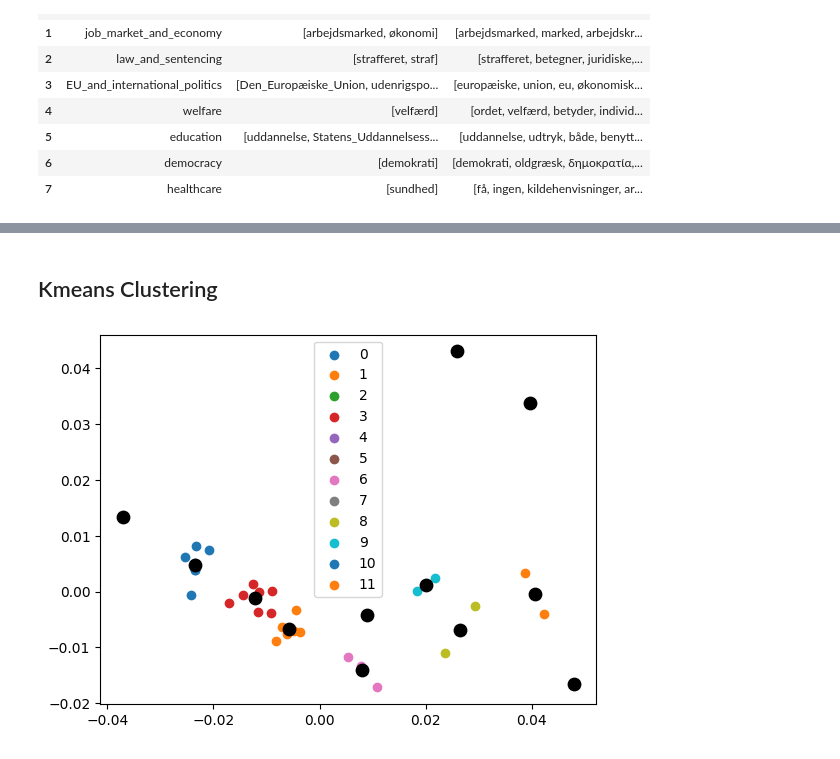
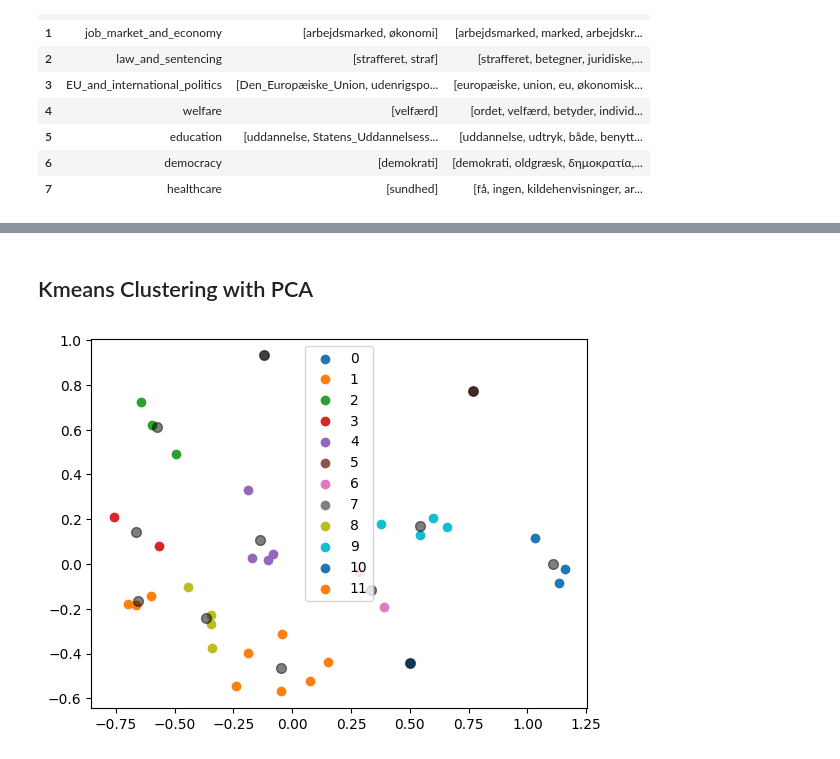
Before and after one commit to s180820/02807_dkpol, a Jupyter notebook: 02_clustering.ipynb, the cells around one changed output, grey strips where cells are left out. Drawn from its saved outputs; the diff is of its cells as text; code cells hidden in the pictures.

Commit message:
The updated clustering

```diff
--- a/02_clustering.ipynb
+++ b/02_clustering.ipynb
@@ -85,0 +100,11 @@ labels = le.transform(df_politicians["Party"])
+# %%
+vectorizer = TfidfVectorizer(stop_words=STOPWORDS,
+# max_features= 1000, # keep top 1000 terms
+ngram_range=(1,1),
+#max_df = 0.5, # ignore terms with larger than 0.5 as this likely a stopword
+smooth_idf=True)
+
+X = vectorizer.fit_transform(df_politicians.Tweets.apply(lambda x: " ".join(x)))
+
+print("Number of stopwords removed; ", len(set(df_politicians.Tweets.sum())) - X.shape[1])
+print("Number of words in new corpus: ", X.shape[1])
@@ -85,0 +114,9 @@ labels = le.transform(df_politicians["Party"])
+# %%
+cos_sim = pd.DataFrame(cosine_similarity(X), columns=df_politicians.Person, index=df_politicians.Person)
+cos_sim.index.name = None
+
+unfiltered = pd.concat([df_similarity, cos_sim], axis=1)
+combined_df = unfiltered.copy()
+combined_df.drop(['rosa_eriksen', 'henrik_frandsen'], inplace=True)
+combined_df.drop(['rosa_eriksen', 'henrik_frandsen'], axis=1, inplace=True)
+combined_df
@@ -86,9 +175,8 @@ labels = le.transform(df_politicians["Party"])
 # %% [markdown]
-## Kmeans Clustering
+## Kmeans Clustering with PCA
 # %%
-from sklearn.decomposition import PCA
 pca = PCA(2)
 
 #Transform the data
-df = pca.fit_transform(X)
+df = pca.fit_transform(combined_df)
 # %%
@@ -97,16 +183,15 @@ from sklearn.cluster import KMeans
 kmeans = KMeans(n_clusters=12, random_state=0).fit(df)
 label = kmeans.labels_
 # %%
-import matplotlib.pyplot as plt
 centroids = kmeans.cluster_centers_
 u_labels = np.unique(label)
 
 #plotting the results:
 
 for i in u_labels:
     plt.scatter(df[label == i , 0] , df[label == i , 1] , label = i)
-plt.scatter(centroids[:,0] , centroids[:,1] , s = 80, color = 'k')
+plt.scatter(centroids[:,0] , centroids[:,1] , s = 50, alpha=0.5, color = 'k')
 plt.legend()
 plt.show()
 # %% [output]
-[figure, old version]
+[figure, new version]
```
Also changed, not shown: parts of 25 cells of this notebook.
